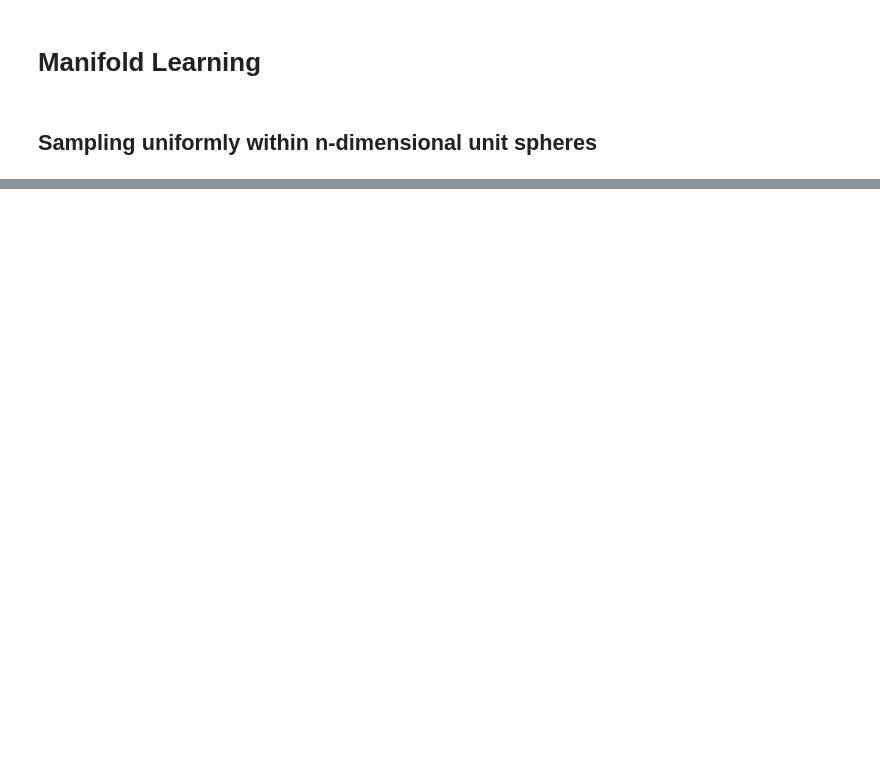
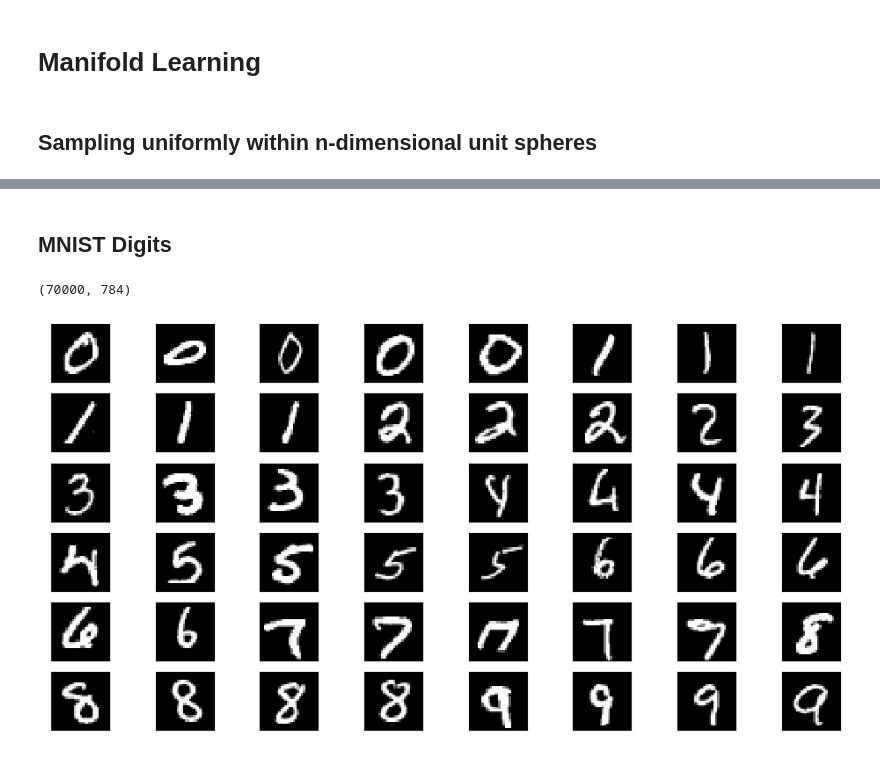
Before and after one commit to GAnagno/Dimensionality-Reduction, a Jupyter notebook: Manifold Learning.ipynb, the cells around one changed output, grey strips where cells are left out. Drawn from its saved outputs; the diff is of its cells as text; code cells hidden in the pictures; blank space fills up the shorter version.

```diff
--- a/Manifold Learning.ipynb
+++ b/Manifold Learning.ipynb
@@ -73,0 +74,14 @@ plt.title("% in neighborhood = " + str(p));
+# %% [markdown]
+## MNIST Digits
+# %%
+from sklearn.datasets import fetch_mldata
+mnist = fetch_mldata('MNIST original')
+mnist.data.shape
+# %% [output]
+(70000, 784)
+# %%
+fig, ax = plt.subplots(6, 8, subplot_kw=dict(xticks=[], yticks=[]))
+for i, axi in enumerate(ax.flat):
+    _ = axi.imshow(mnist.data[1250 * i].reshape(28, 28), cmap='gray');
+# %% [output]
+[figure, added]
```
Also changed, not shown: parts of 8 cells of this notebook.
